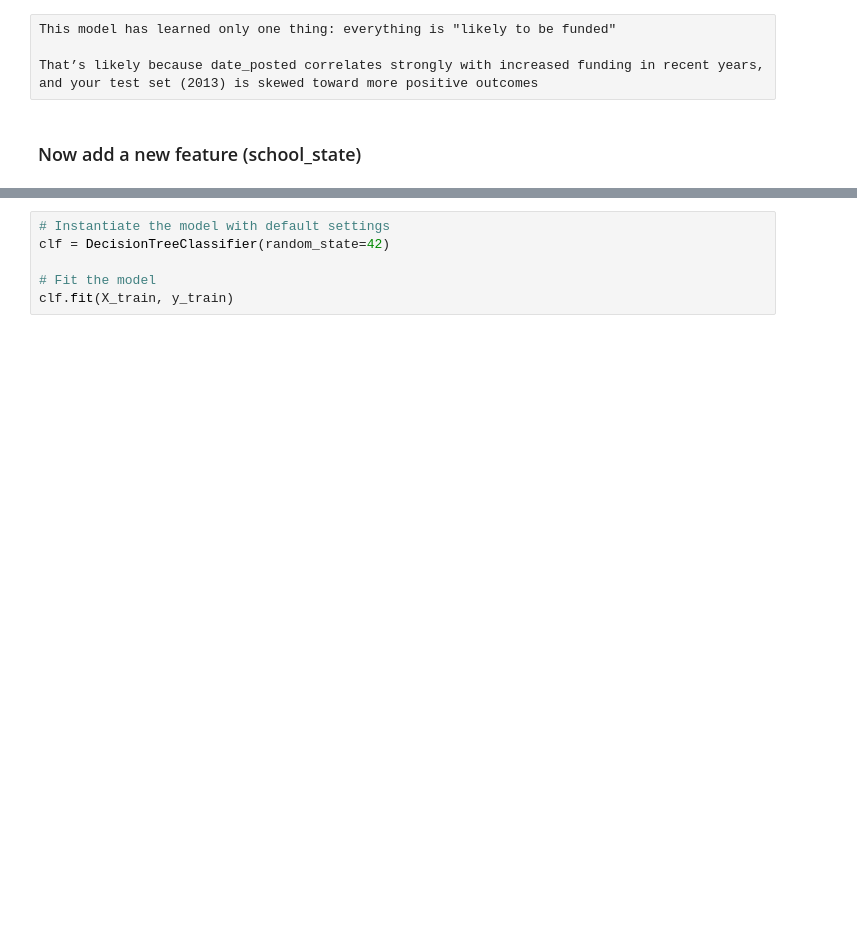
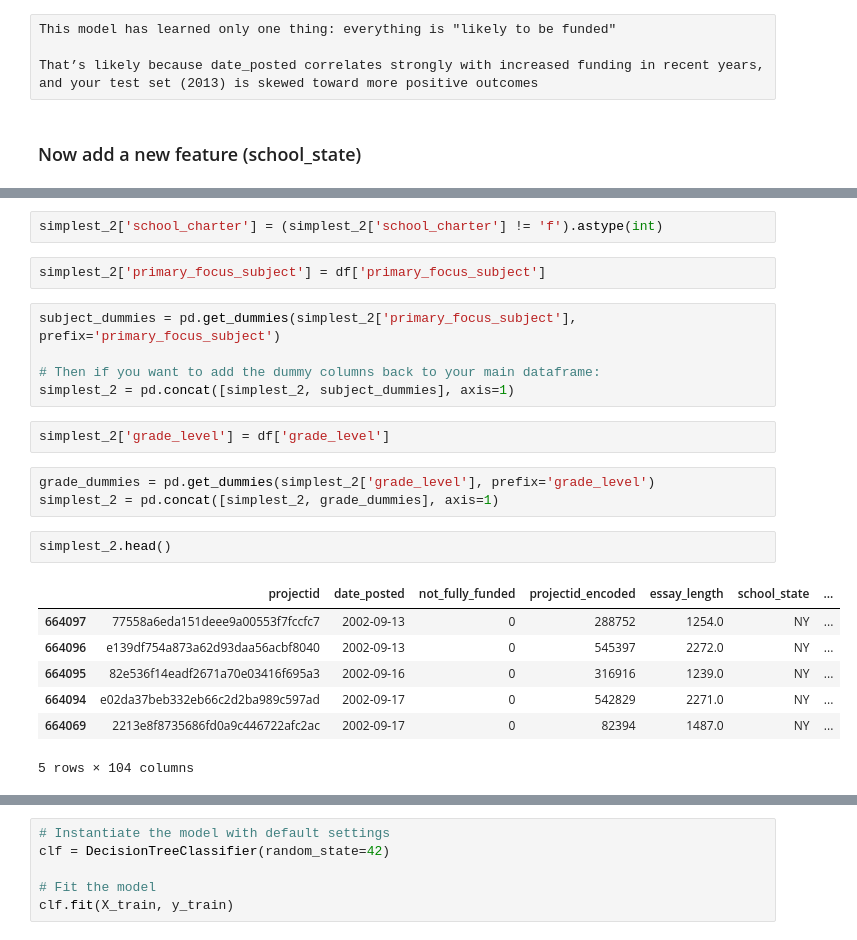
Before and after one commit to aspirou55/DonorsChoose, a Jupyter notebook: InitialFeatureEngineering.ipynb, the cells around one changed output, grey strips where cells are left out. Cells and saved outputs as stored; diff of their text form; blank space fills up the shorter version.

```diff
--- a/InitialFeatureEngineering.ipynb
+++ b/InitialFeatureEngineering.ipynb
@@ -612,3 +713,27 @@ simplest_2 = simplest_2.astype({col: 'int' for col in simplest_2.columns if simp
+# %%
+simplest_2['school_charter'] = (simplest_2['school_charter'] != 'f').astype(int)
+# %%
+simplest_2['primary_focus_subject'] = df['primary_focus_subject']
+# %%
+subject_dummies = pd.get_dummies(simplest_2['primary_focus_subject'], prefix='primary_focus_subject')
+
+# Then if you want to add the dummy columns back to your main dataframe:
+simplest_2 = pd.concat([simplest_2, subject_dummies], axis=1)
+# %%
+simplest_2['grade_level'] = df['grade_level']
+# %%
+grade_dummies = pd.get_dummies(simplest_2['grade_level'], prefix='grade_level')
+simplest_2 = pd.concat([simplest_2, grade_dummies], axis=1)
+# %%
+simplest_2.head()
+# %% [output]
+|  | projectid | date_posted | not_fully_funded | projectid_encoded | essay_length | school_state | ... |
+| 664097 | 77558a6eda151deee9a00553f7fccfc7 | 2002-09-13 | 0 | 288752 | 1254.0 | NY | ... |
+| 664096 | e139df754a873a62d93daa56acbf8040 | 2002-09-13 | 0 | 545397 | 2272.0 | NY | ... |
+| 664095 | 82e536f14eadf2671a70e03416f695a3 | 2002-09-16 | 0 | 316916 | 1239.0 | NY | ... |
+| 664094 | e02da37beb332eb66c2d2ba989c597ad | 2002-09-17 | 0 | 542829 | 2271.0 | NY | ... |
+| 664069 | 2213e8f8735686fd0a9c446722afc2ac | 2002-09-17 | 0 | 82394 | 1487.0 | NY | ... |
+5 rows × 104 columns
 # %%
 cutoff_date = '2013-01-01'
 
```
Also changed, not shown: parts of 35 cells of this notebook, 1 other file.
